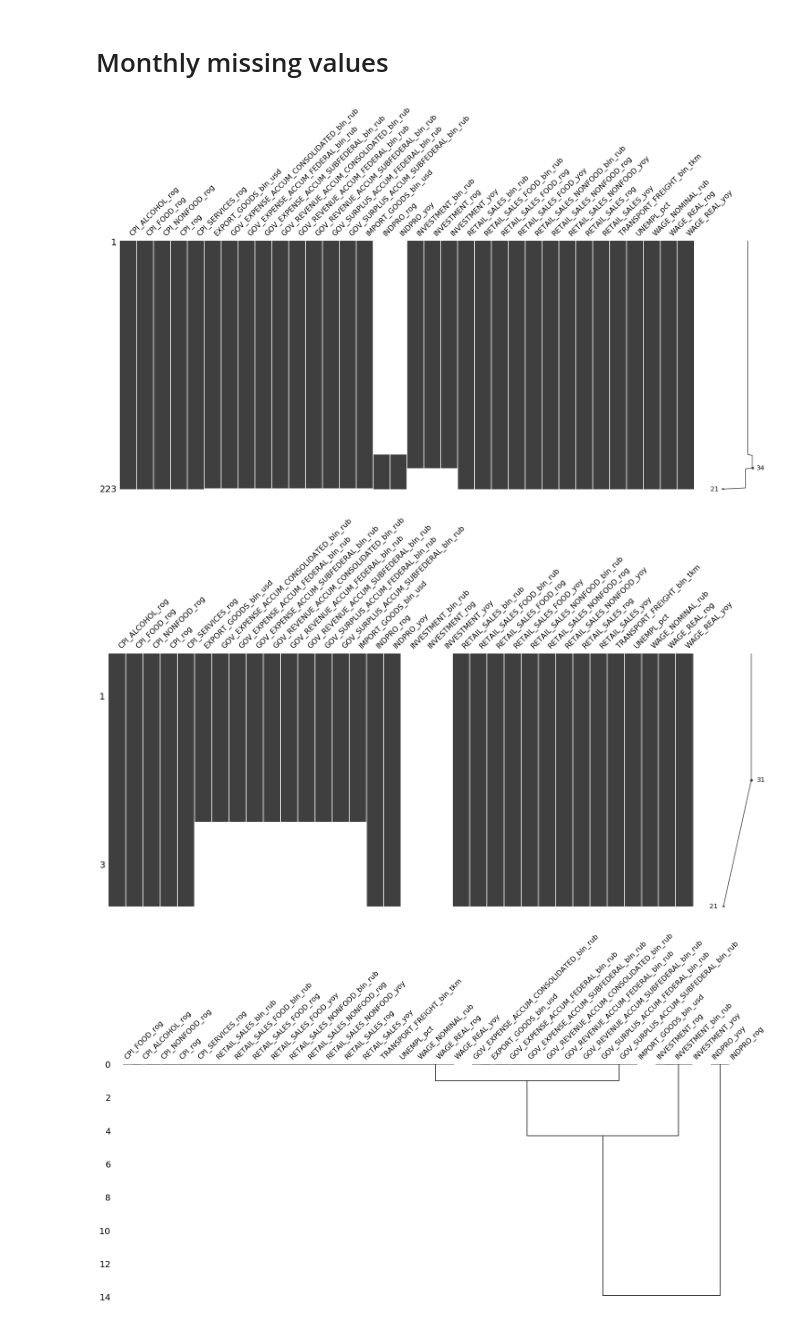
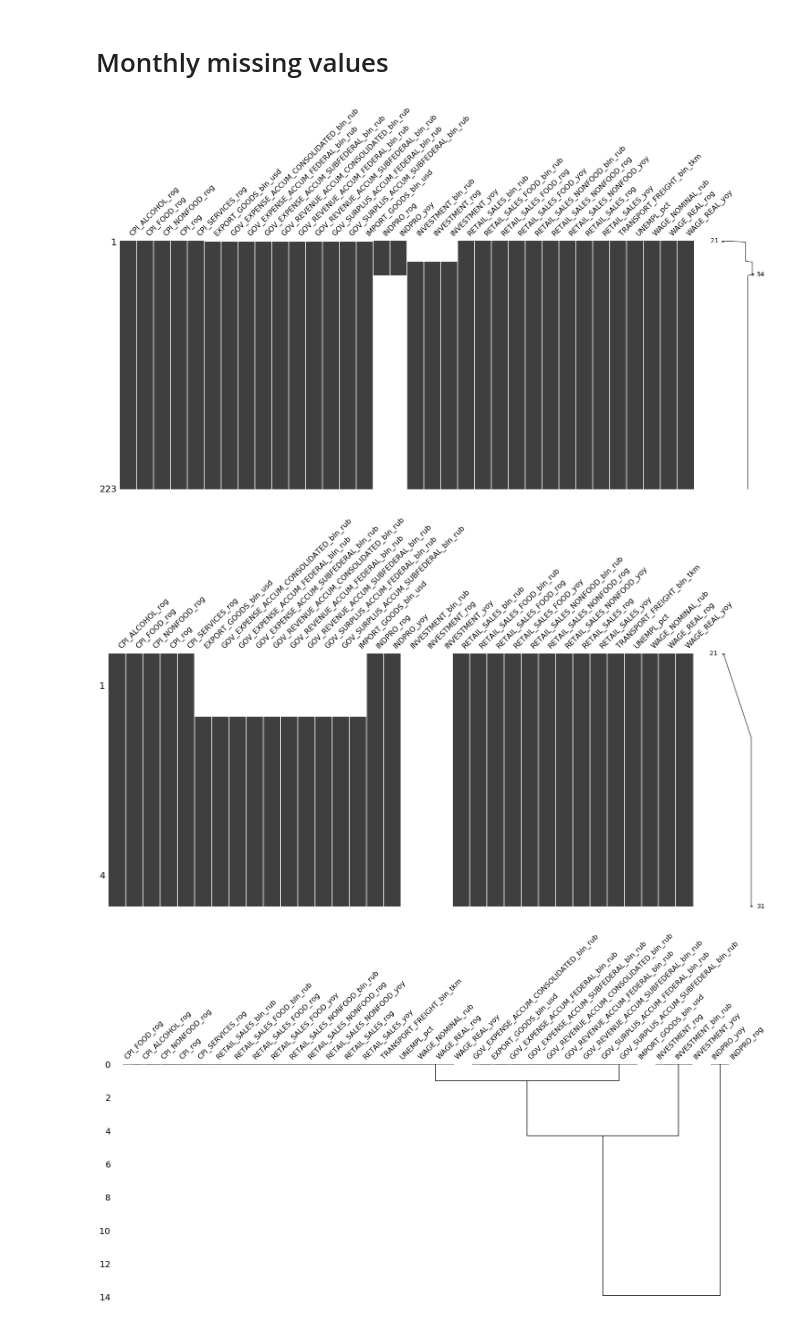
Before and after one commit to mini-kep/datamap, a Jupyter notebook: minikep_missing_values.ipynb, the cells around one changed output. Saved outputs shown, nothing was run; the diff lists cells and outputs as text; code cells hidden in the pictures.

Commit message:
Reverse dataframes to have newer dates at the top

```diff
--- a/minikep_missing_values.ipynb
+++ b/minikep_missing_values.ipynb
@@ -8,12 +8,12 @@ import missingno as msno
 import viz
 from query_all import Frequency, Datapoints
 # %%
-annual, quarterly, monthly, daily = [Frequency(f) for f in 'aqmd']
+annual, quarterly, monthly, daily = [Frequency(f).names for f in 'aqmd']
 # %%
-dfa = viz.get_df('a', *annual.names)
-dfq = viz.get_df('q', *quarterly.names)
-dfm = viz.get_df('m', *monthly.names)
-dfd = viz.get_df('d', *daily.names)
+dfa = viz.get_df('a', *annual).iloc[::-1] # Place newer dates at the top
+dfq = viz.get_df('q', *quarterly).iloc[::-1]
+dfm = viz.get_df('m', *monthly).iloc[::-1]
+dfd = viz.get_df('d', *daily).iloc[::-1]
 # %%
 dfa.head().transpose()
 # %% [output]
@@ -51,12 +51,12 @@ msno.matrix(dfq)
 # %%
 msno.matrix(dfm)
 # %% [output]
-[figure, old version]
+[figure, new version]
 # %%
-# Zoom in on the end
-msno.matrix(dfm.iloc[220:,:])
+# Zoom in on the top
+msno.matrix(dfm.iloc[:4,:])
 # %% [output]
-[figure, old version]
+[figure, new version]
 # %%
 msno.dendrogram(dfm)
 # %% [output]
```
Also changed, not shown: parts of 5 cells of this notebook.
